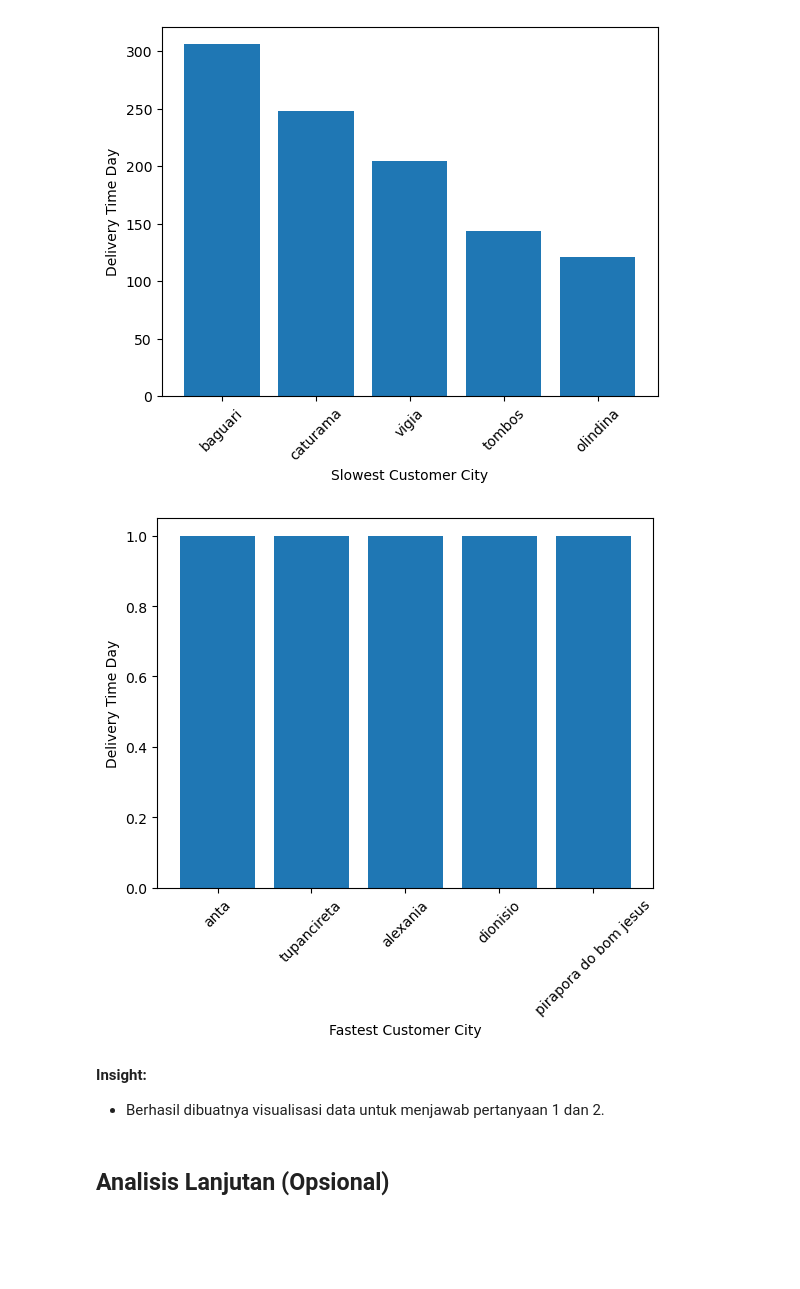
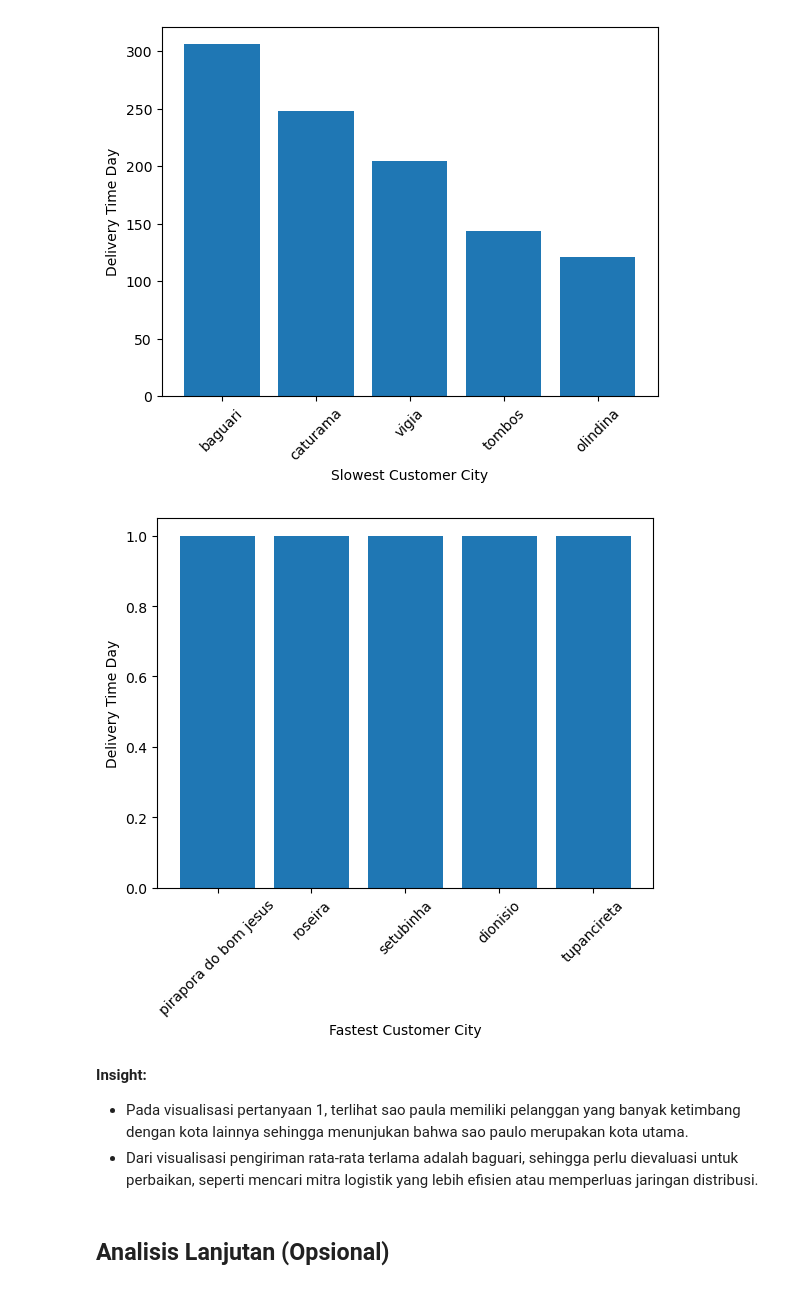
Before and after one commit to Muhammad-Rizki-Putra/submission-1, a Jupyter notebook: Proyek_Analisis_Data.ipynb, the cells around one changed output. Saved outputs shown, nothing was run; the diff lists cells and outputs as text; code cells hidden in the pictures; blank space fills up the shorter version.

```diff
--- a/Proyek_Analisis_Data.ipynb
+++ b/Proyek_Analisis_Data.ipynb
@@ -445,19 +444,20 @@ visualization_delivery_slowest.to_csv("dashboard/visualisasi_pengiriman_terlamba
 # %% [output]
 [figure]
 # %%
-visualization_delivery_fastest = delivery_time_city.tail(5)
+visualization_delivery_fastest = delivery_time_city.sort_values(by="delivery_time_day", ascending=True)
+visualization_delivery_fastest.to_csv("dashboard/visualisasi_pengiriman_tercepat.csv", index=False)
+visualization_delivery_fastest = visualization_delivery_fastest.head(5)
 
 plt.bar(x = visualization_delivery_fastest["customer_city"], height = visualization_delivery_fastest["delivery_time_day"])
 plt.xticks(rotation = 45)
 plt.xlabel("Fastest Customer City")
 plt.ylabel("Delivery Time Day")
 plt.show()
-
-visualization_delivery_fastest.to_csv("dashboard/visualisasi_pengiriman_tercepat.csv", index=False)
 # %% [output]
-[figure, old version]
+[figure, new version]
-# %% [markdown]
-**Insight:**
-- Berhasil dibuatnya visualisasi data untuk menjawab pertanyaan 1 dan 2.
+# %% [markdown]
+**Insight:**
+- Pada visualisasi pertanyaan 1, terlihat sao paula memiliki pelanggan yang banyak ketimbang dengan kota lainnya sehingga menunjukan bahwa sao paulo merupakan kota utama.
+- Dari visualisasi pengiriman rata-rata terlama adalah baguari, sehingga perlu dievaluasi untuk perbaikan, seperti mencari mitra logistik yang lebih efisien atau memperluas jaringan distribusi.
 # %% [markdown]
 ## Analisis Lanjutan (Opsional)
```
Also changed, not shown: parts of 8 cells of this notebook, 5 other files.
